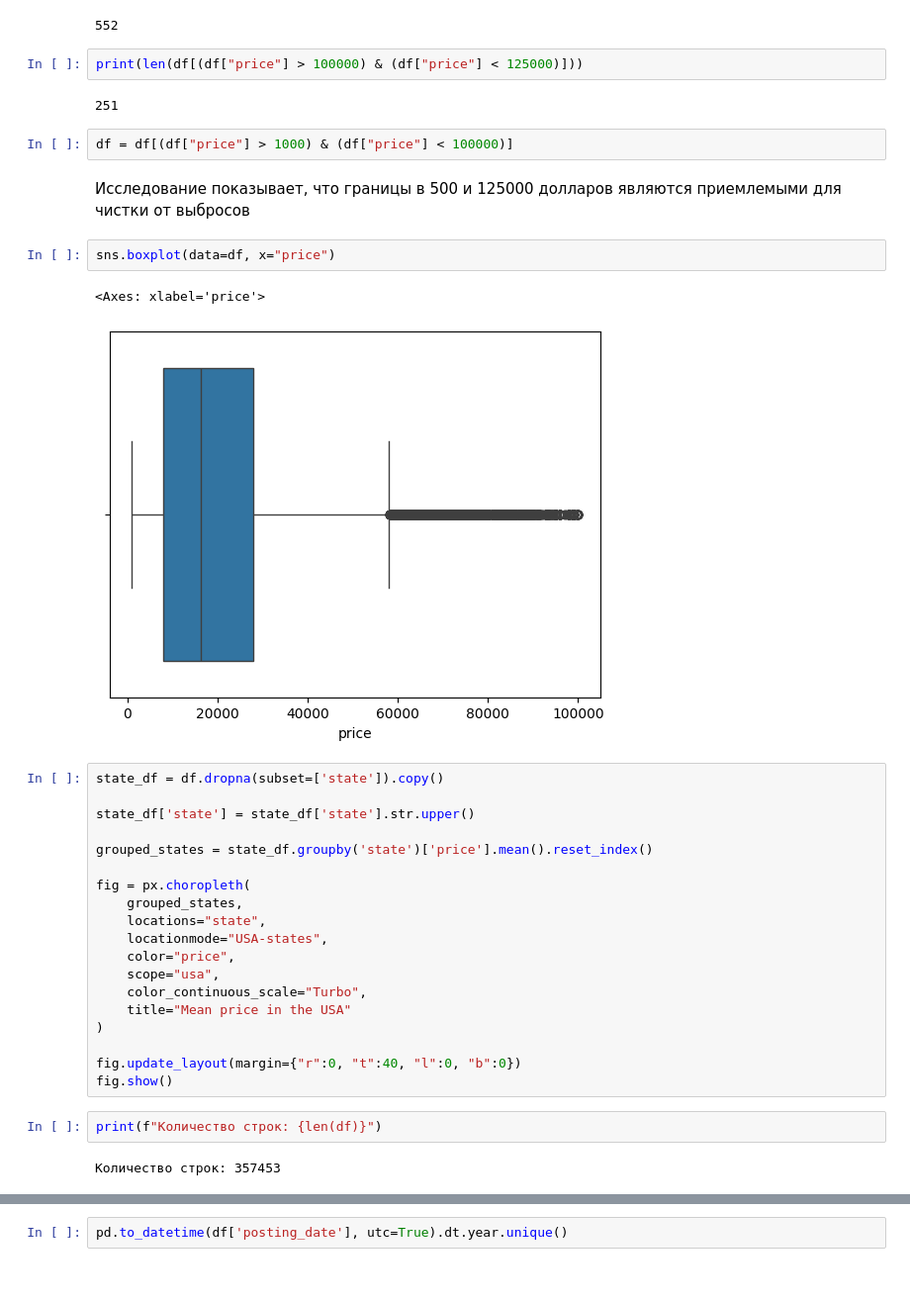
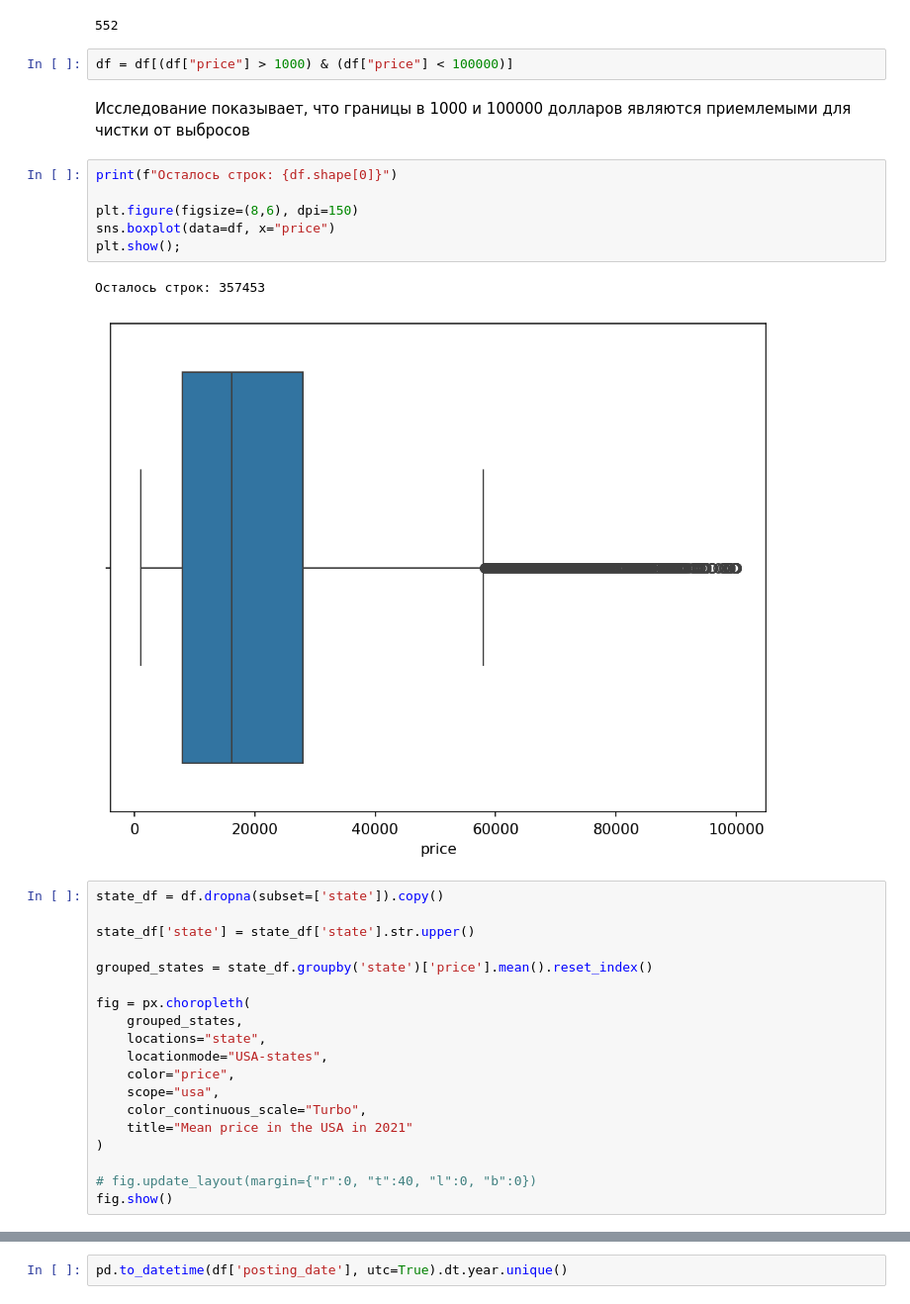
Before and after one commit to MoyMarMois/Carset, a Jupyter notebook: carset.ipynb, the cells around one changed output, grey strips where cells are left out. Shown at 99% size. Cells and saved outputs as stored; diff of their text form; blank space fills up the shorter version.

```diff
--- a/carset.ipynb
+++ b/carset.ipynb
@@ -121,19 +166,19 @@ print(len(df[(df["price"] > 500) & (df["price"] < 1000)]))
 print(len(df[(df["price"] > 100000)]))
 # %% [output]
 552
-# %%
-print(len(df[(df["price"] > 100000) & (df["price"] < 125000)]))
-# %% [output]
-251
 # %%
 df = df[(df["price"] > 1000) & (df["price"] < 100000)]
 # %% [markdown]
-Исследование показывает, что границы в 500 и 125000 долларов являются приемлемыми для чистки от выбросов
+Исследование показывает, что границы в 1000 и 100000 долларов являются приемлемыми для чистки от выбросов
-# %%
-sns.boxplot(data=df, x="price")
-# %% [output]
-<Axes: xlabel='price'>
-[figure, removed]
+# %%
+print(f"Осталось строк: {df.shape[0]}")
+
+plt.figure(figsize=(8,6), dpi=150)
+sns.boxplot(data=df, x="price")
+plt.show();
+# %% [output]
+Осталось строк: 357453
+[figure, added]
 # %%
 state_df = df.dropna(subset=['state']).copy()
 
@@ -148,12 +193,8 @@ fig = px.choropleth(
     color="price",
     scope="usa",
     color_continuous_scale="Turbo",
-    title="Mean price in the USA"
+    title="Mean price in the USA in 2021"
 )
 
-fig.update_layout(margin={"r":0, "t":40, "l":0, "b":0})
+# fig.update_layout(margin={"r":0, "t":40, "l":0, "b":0})
 fig.show()
-# %%
-print(f"Количество строк: {len(df)}")
-# %% [output]
-Количество строк: 357453
```
Also changed, not shown: parts of 87 cells of this notebook, 1 other file.
